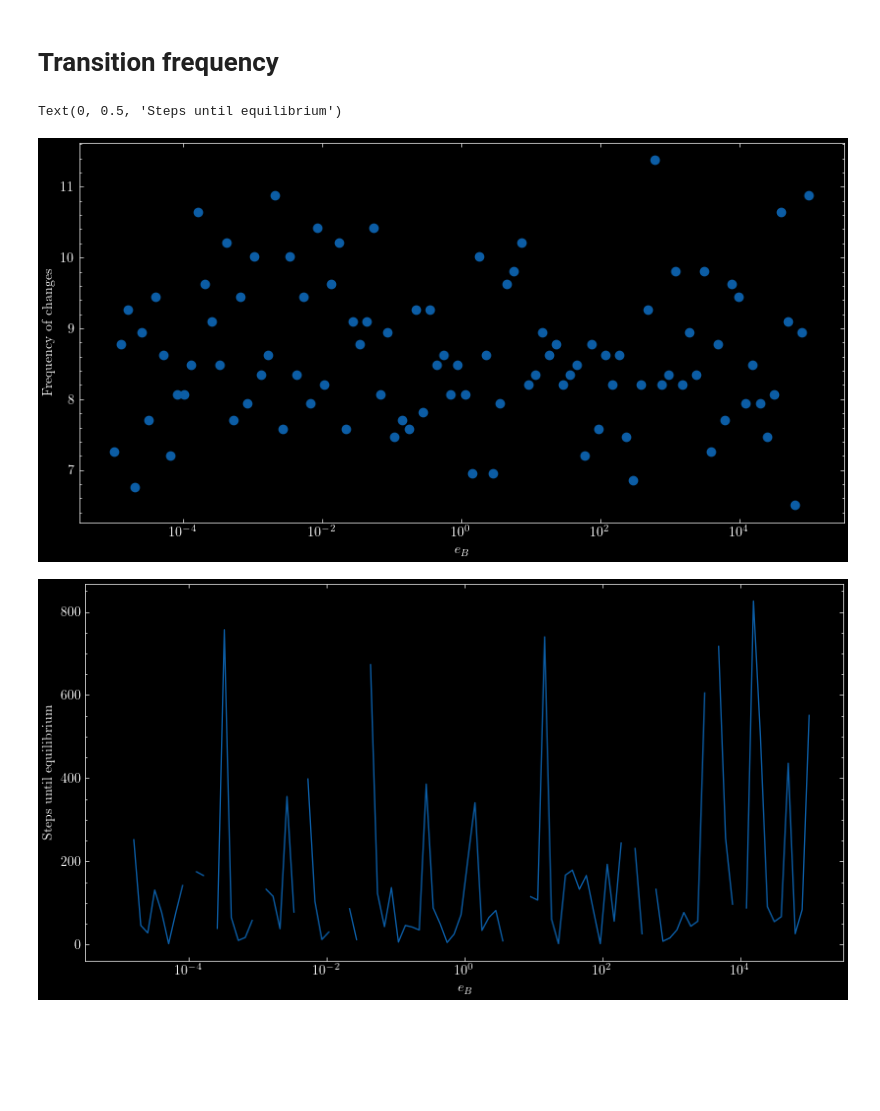
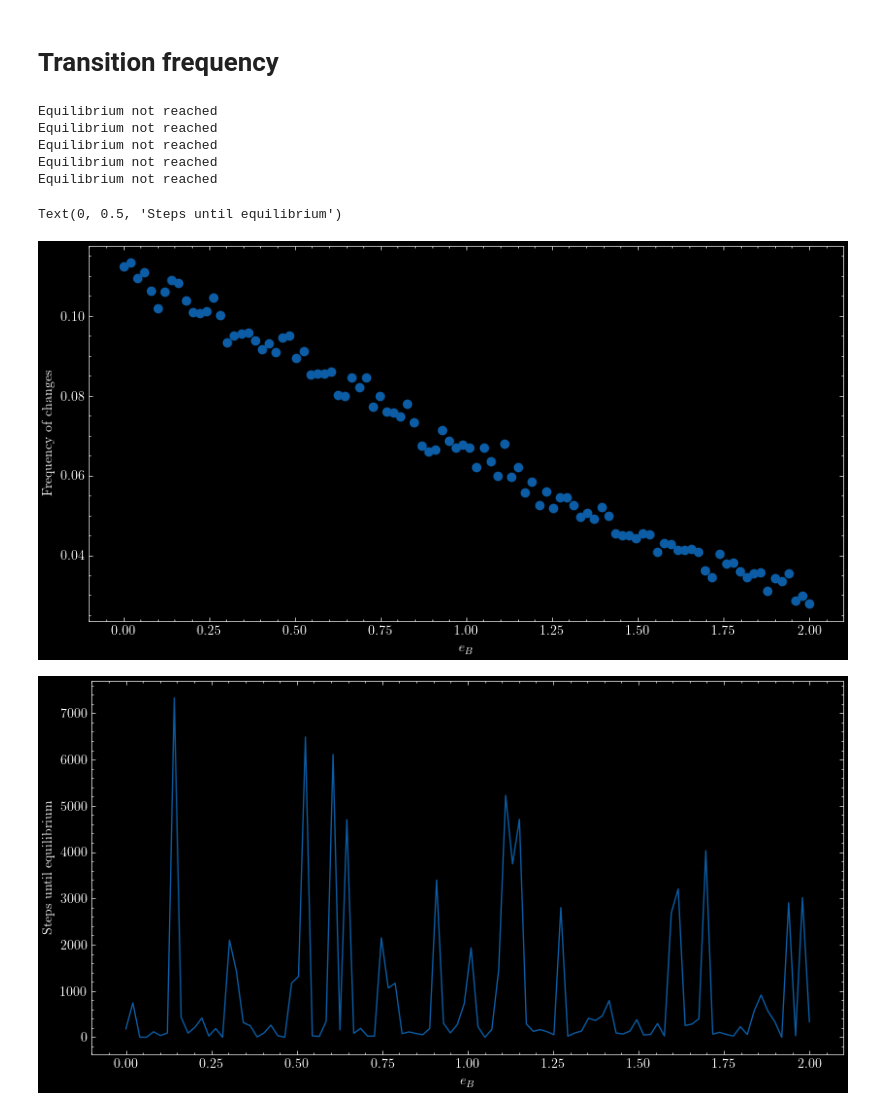
Before and after one commit to FelixWaldschock/Chalmers_FFR120_Simulation_Of_Complex_System, a Jupyter notebook: HW_01/Exercise_2-1/Exercise_2-1.ipynb, the cells around one changed output. Drawn from its saved outputs; the diff is of its cells as text; code cells hidden in the pictures; blank space fills up the shorter version.

Commit message:
-update on frequency and equlibirum. Some energies do not reach any equilibrium. Maybe still error

```diff
--- a/HW_01/Exercise_2-1/Exercise_2-1.ipynb
+++ b/HW_01/Exercise_2-1/Exercise_2-1.ipynb
@@ -152,36 +243,67 @@ def calculateChangingFrequency(array):
 # %%
 # vary eB and determine how it affects the frequency of changes
 M = 100 # number of different values of eB
-eB_ = np.logspace(-5, 5, M)
-N = 1000 # number of iterations
+eB_ = np.linspace(0,2, M)
+N = 10000 # number of iterations
+
 frequencyTrajectory = np.zeros(M)
 StepsUntilEquilibrium = np.zeros(M)
 
 
 for j in range(M):
+    Eb = eB_[j]
+    E0 = 0
+    E1 = Eb
+    E2 = 0
+
+    # compute Z
+    Z = 2 + np.exp(-Eb / (kB * T))  # 2.135
+
+    # compute the probability of changing state for each state
+    P0 = 1 / Z
+    P1 = np.exp(-Eb / (kB * T)) / Z
+    P2 = 1 / Z
+
+    # init new particle
     state = "Left"
-    E = 0
+    E = E0
     stateTrajectory = []
     energyTrajectory = []
     stateTrajectory.append(state)
     energyTrajectory.append(E)
     for i in range(N):
         state, E = changeProbability(state, E)
+        stateTrajectory.append(state)
         energyTrajectory.append(E)
-        stateTrajectory.append(state)
-    frequencyTrajectory[j] = calculateChangingFrequency(stateTrajectory)
-    StepsUntilEquilibrium[j] = findTimeOfEquilibrium(stateTrajectory)
+    # convert to numpy array
+    stateTrajectory = np.array(stateTrajectory)
+    # calculate the frequency
+    lengthOfStayInState, mean = calculateChangingFrequency(stateTrajectory)
+    frequencyTrajectory[j] = 1 / mean
+    # calculate the time until equilibrium
+    equilibrium = findTimeOfEquilibrium(stateTrajectory, P0, P1, P2)
+    # catch the errors of finding the equilibrium
+    if equilibrium == False:
+        errorCases.append([stateTrajectory, Eb])
+    else:
+        StepsUntilEquilibrium[j] = equilibrium
+# %% [output]
+Equilibrium not reached
+Equilibrium not reached
+Equilibrium not reached
+Equilibrium not reached
+Equilibrium not reached
 # %%
 plt.figure(figsize=(10, 5))
-plt.semilogx(eB_, frequencyTrajectory, 'o')
+plt.plot(eB_, frequencyTrajectory, 'o')
 plt.xlabel(r"$e_B$")
 plt.ylabel("Frequency of changes")
 
 plt.figure(figsize=(10, 5))
-plt.semilogx(eB_, StepsUntilEquilibrium)
+plt.plot(eB_, StepsUntilEquilibrium)
 plt.xlabel(r"$e_B$")
 plt.ylabel("Steps until equilibrium")
 # %% [output]
 Text(0, 0.5, 'Steps until equilibrium')
-[figure, old version]
+[figure, new version]
-[figure, old version]
+[figure, new version]
```
Also changed, not shown: parts of 7 cells of this notebook, 2 other files.
